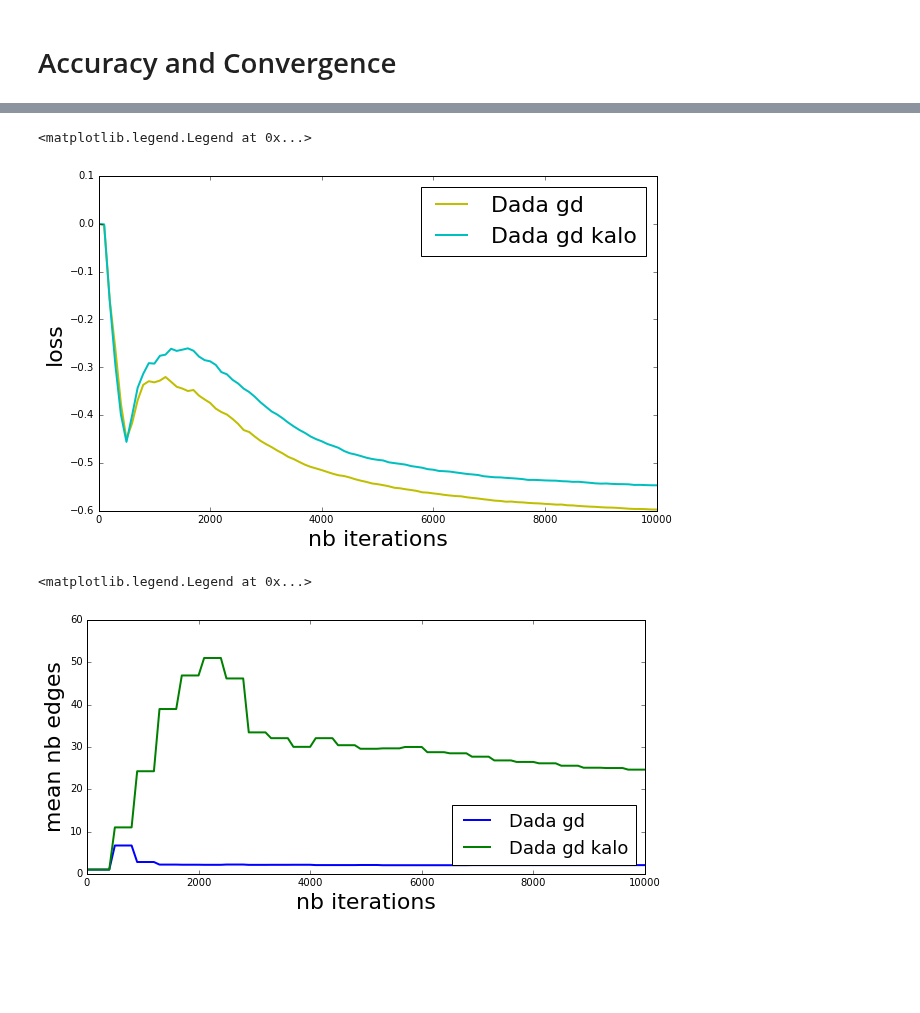
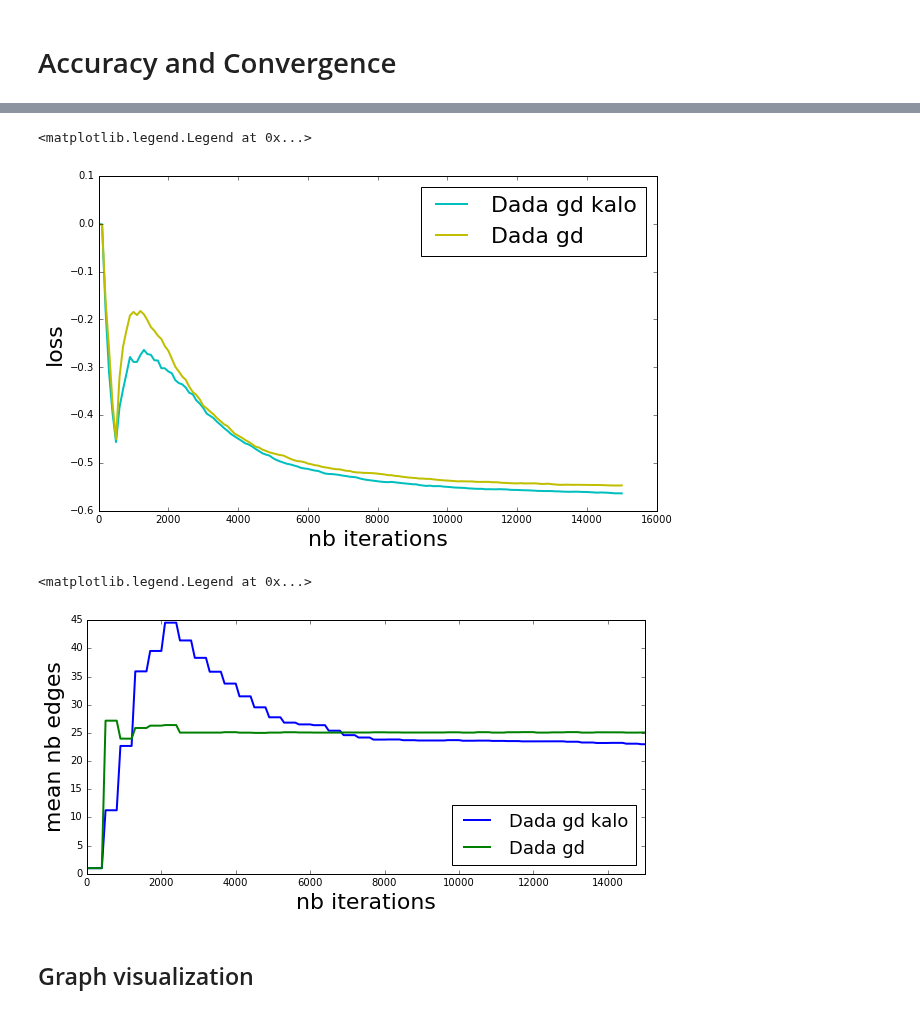
Before and after one commit to vzantedeschi/Dada, a Jupyter notebook: notebooks/Computers.ipynb, the cells around one changed output, grey strips where cells are left out. Cells and saved outputs as stored; diff of their text form; code cells hidden in the pictures; blank space fills up the shorter version.

Commit message:
draw graphs. weird convergence of kalo. check with tuned parameters

```diff
--- a/notebooks/Computers.ipynb
+++ b/notebooks/Computers.ipynb
@@ -18,7 +18,7 @@ import matplotlib.pyplot as plt
 %matplotlib inline
 # %%
 # set graph of nodes with local personalized data
-NB_ITER = 10000
+NB_ITER = 15000
 n = 28
 K = 190
 
@@ -68,22 +67,15 @@ results["Dada gd"] = gd_reg_local_FW(gd_nodes, base_clfs, init_w, gd_method={"na
 # %%
 init_w = np.eye(K)
 gd_nodes = deepcopy(nodes)
-NB_ITER = 10000
+STEP = 400
 results["Dada gd kalo"] = gd_reg_local_FW(gd_nodes, base_clfs, init_w, gd_method={"name":"kalo", "pace_gd": STEP,
     "args":(0.1, 1)}, beta=BETA, mu=MU, nb_iter=NB_ITER, reset_step=False, monitors=monitors, checkevery=100)
-# %%
-maj_nodes = deepcopy(nodes)
-maj_accs = maj_class_accuracy(maj_nodes)
-results["maj class"] = {}
-results["maj class"]["train-accuracy"] = maj_accs[0]
-results["maj class"]["test-accuracy"] = maj_accs[1]
 # %% [markdown]
 # Accuracy and Convergence
 # %%
 plt.figure(1, figsize=(10, 10))
 
 colors = {
-    "maj class": "b",
     "global l1 Adaboost": "g",
     "purely local models": "k",
     "Dada gd": "y",
@@ -91,7 +83,7 @@ colors = {
     "Dada gd kalo": "c"
 }
 
-max_iter = 10000
+max_iter = NB_ITER
 plt.subplot(211)
 plt.xlabel('nb iterations', fontsize=22)
 plt.ylabel('train accuracy', fontsize=22)
@@ -103,7 +95,6 @@ for k, r_list in results.items():
         c = 100
         plt.plot([i*c for i in range(len(r_list))], [r['train-accuracy'] for r in r_list], label='{}'.format(k), color=colors[k], linewidth=2)
     except:
-        print(k, r_list['train-accuracy'])
         plt.plot(range(max_iter+1), [r_list['train-accuracy']]*(max_iter+1), label='{}'.format(k), color=colors[k], linewidth=2)
 
 plt.legend(bbox_to_anchor=(1.6, 1), fontsize=18)
@@ -130,7 +118,7 @@ global l1 Adaboost 0.701492537313
 # %%
 # convergence
 
-max_iter = 10000
+max_iter = NB_ITER
 plt.figure(1, figsize=(10, 6))
 
 plt.xlabel('nb iterations', fontsize=22)
@@ -145,25 +133,27 @@ for k, r_list in results.items():
 plt.legend(loc='upper right', fontsize=22)
 # %% [output]
 <matplotlib.legend.Legend at 0x...>
-[figure, old version]
+[figure, new version]
 # %%
-max_iter = 10000
+max_iter = NB_ITER
 
 plt.figure(1, figsize=(10, 10))
 
 plt.subplot(211)
 plt.xlabel('nb iterations', fontsize=22)
 plt.ylabel('mean nb edges', fontsize=22)
 plt.xlim(0, max_iter)
 # plt.ylim(0.4, 1)
 
 for k, r_list in results.items():
     try:
         plt.plot([i*100 for i in range(len(r_list))], [np.mean(r['edges']) for r in r_list], label='{}'.format(k), linewidth=2)
     except:
         pass
 
 plt.legend(loc='lower right', fontsize=18)
 # %% [output]
 <matplotlib.legend.Legend at 0x...>
-[figure, old version]
+[figure, new version]
+# %% [markdown]
+## Graph visualization
```
Also changed, not shown: parts of 5 cells of this notebook.
